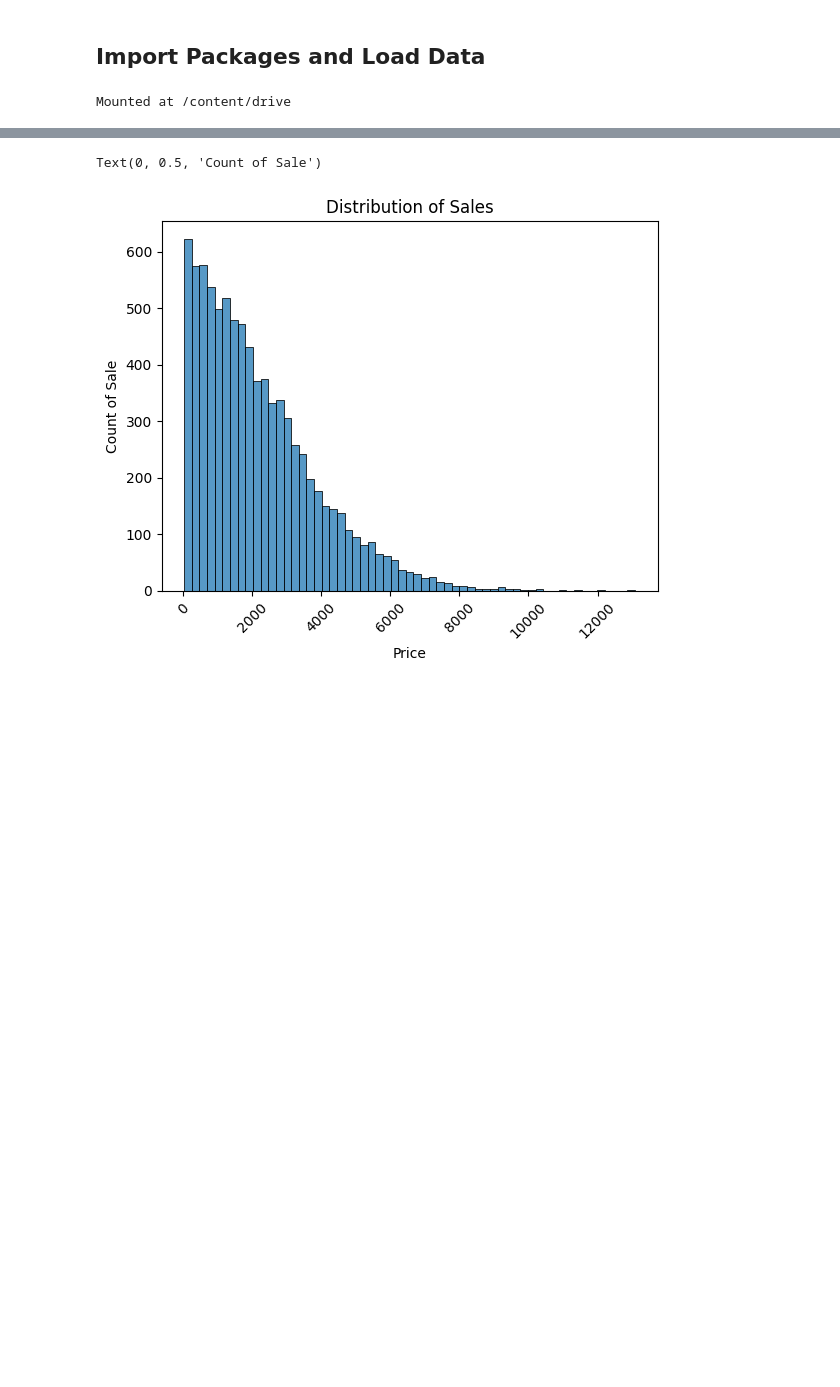
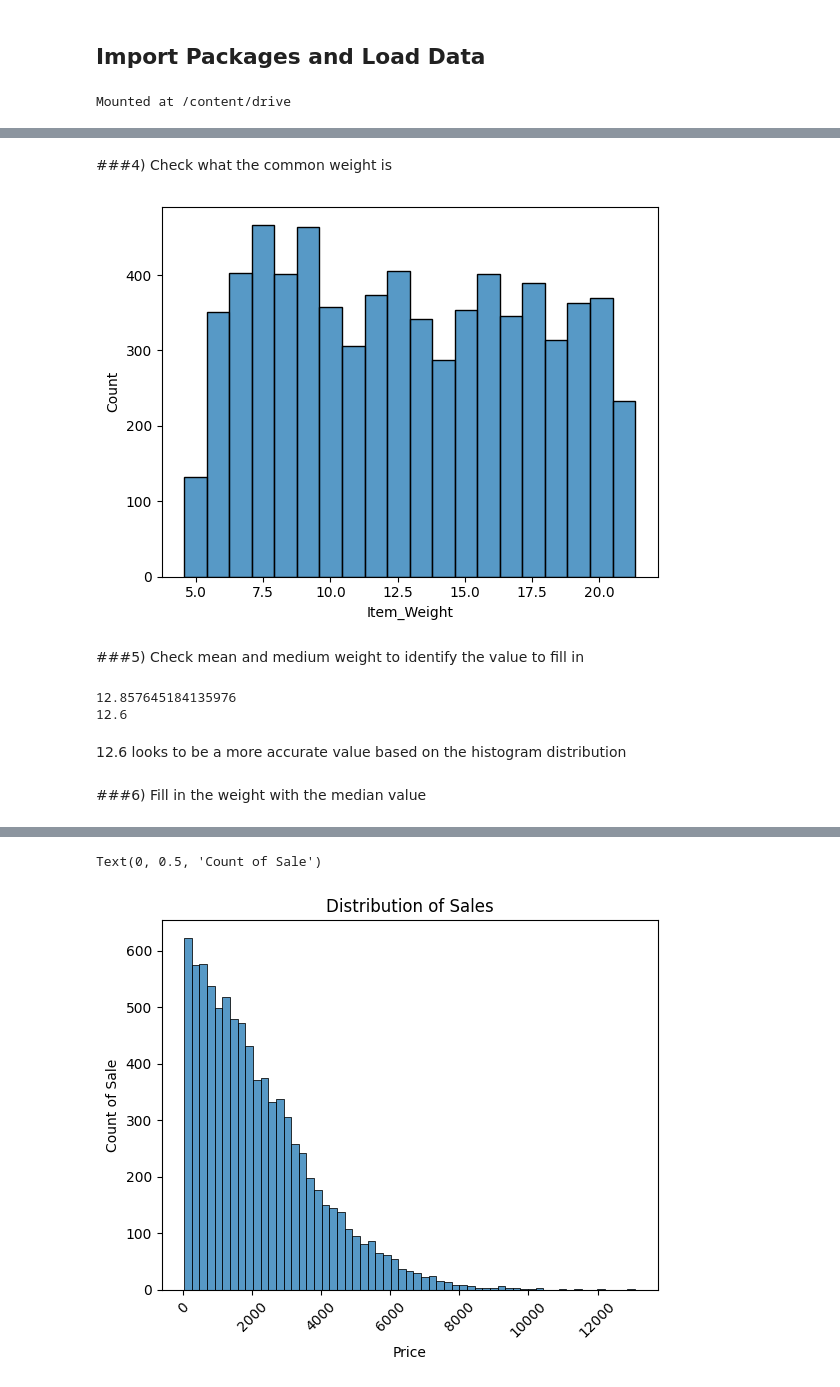
Before and after one commit to MrBCPT/Prediction-of-Product-Sales, a Jupyter notebook: Project_1_Part_3_(Core).ipynb, the cells around one changed output, grey strips where cells are left out. Cells and saved outputs as stored; diff of their text form; code cells hidden in the pictures; blank space fills up the shorter version.

```diff
--- a/Project_1_Part_3_(Core).ipynb
+++ b/Project_1_Part_3_(Core).ipynb
@@ -53,0 +129,18 @@ memory usage: 799.2+ KB
+# %% [markdown]
+###4) Check what the common weight is
+# %%
+ax = sns.histplot(data = df, x = 'Item_Weight')
+# %% [output]
+[figure, added]
+# %% [markdown]
+###5) Check mean and medium weight to identify the value to fill in
+# %%
+print(df['Item_Weight'].mean())
+print(df['Item_Weight'].median())
+# %% [output]
+12.857645184135976
+12.6
+# %% [markdown]
+12.6 looks to be a more accurate value based on the histogram distribution
+# %% [markdown]
+###6) Fill in the weight with the median value
```
Also changed, not shown: parts of 30 cells of this notebook.
